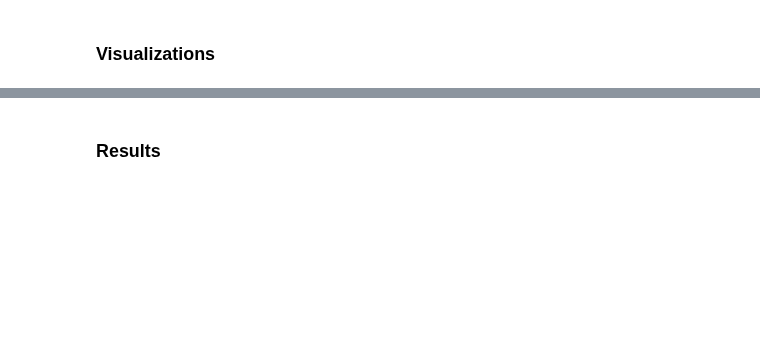
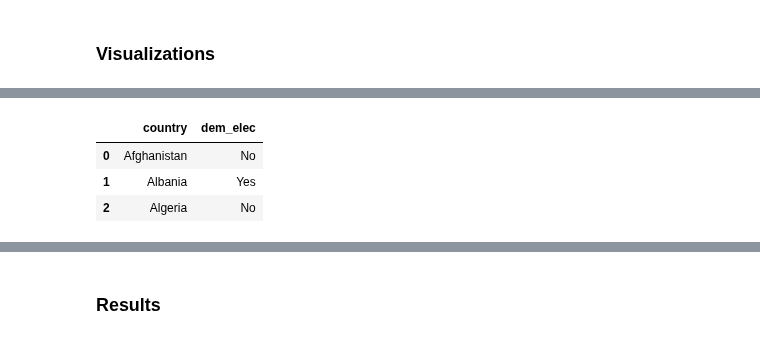
Before and after one commit to uic-cs418/cs418-spring22-eda-llc, a Jupyter notebook: Final Project by EDA LLC..ipynb, the cells around one changed output, grey strips where cells are left out. Saved outputs shown, nothing was run; the diff lists cells and outputs as text; code cells hidden in the pictures; blank space fills up the shorter version.

```diff
--- a/Final Project by EDA LLC..ipynb
+++ b/Final Project by EDA LLC..ipynb
@@ -22,0 +51,8 @@ In addition, we incorporated data about countries' poverty index and literacy ra
+# %%
+electoralDems = v.readListDem() # Dataset contains 195 countries and their electoral democracy designation in 2022
+electoralDems.head(3)
+# %% [output]
+|  | country | dem_elec |
+| 0 | Afghanistan | No |
+| 1 | Albania | Yes |
+| 2 | Algeria | No |
```
Also changed, not shown: parts of 9 cells of this notebook, 1 other file.
